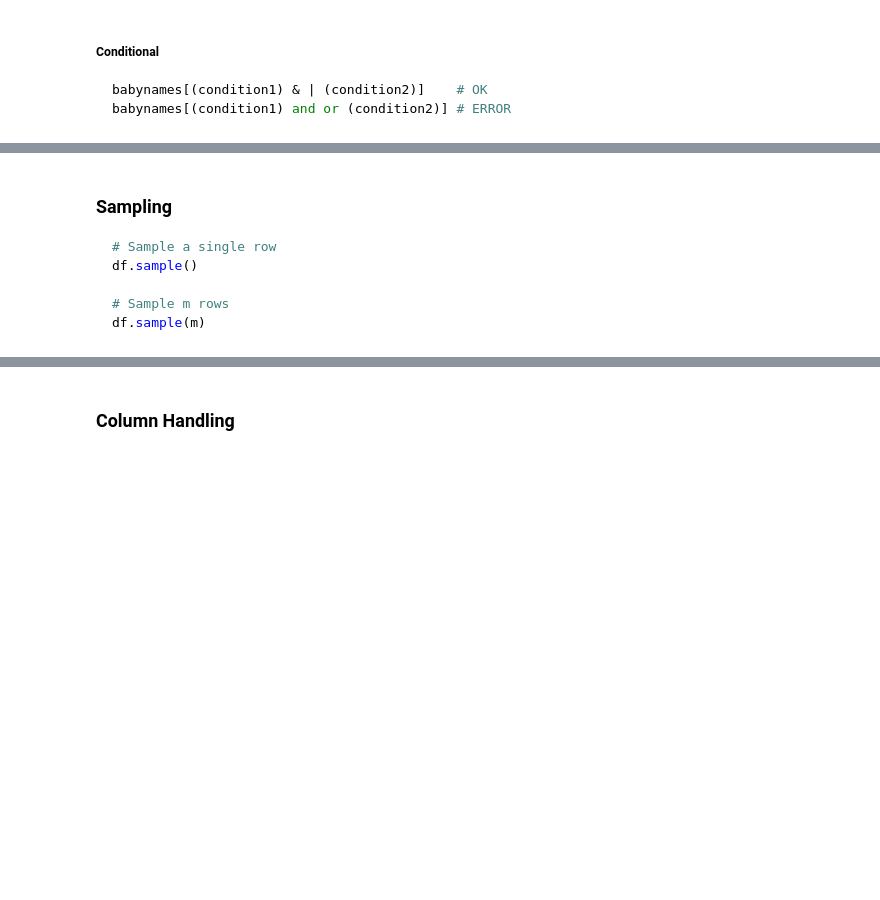
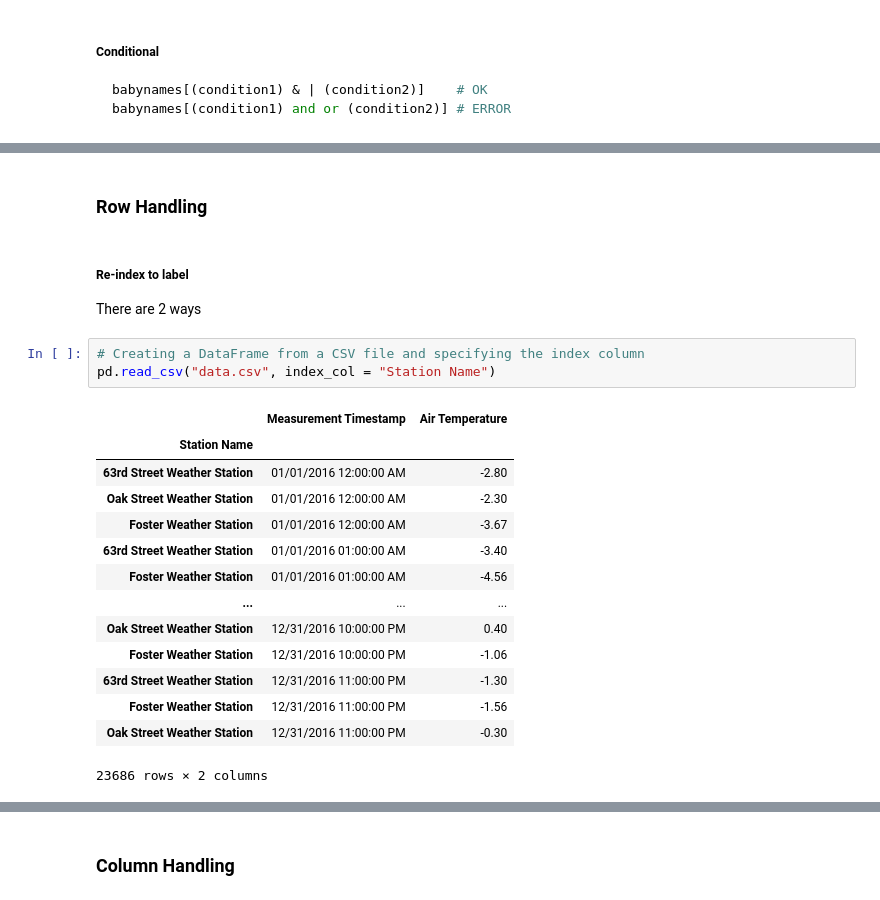
Before and after one commit to Renaxis-Math/My-CS, a Jupyter notebook: Pandas/my-pandas-learning.ipynb, the cells around one changed output, grey strips where cells are left out. Saved outputs shown, nothing was run; the diff lists cells and outputs as text; blank space fills up the shorter version.

````diff
--- a/Pandas/my-pandas-learning.ipynb
+++ b/Pandas/my-pandas-learning.ipynb
@@ -66,12 +155,27 @@ babynames[(condition1) and or (condition2)] # ERROR
 ```
 # %% [markdown]
 <img src = "../_images/df-selection-conditional.png" style="display: block; margin: 0 auto; width: 60%;">
-# %% [markdown]
-### Sampling
-```py
-# Sample a single row
-df.sample()
-
-# Sample m rows
-df.sample(m)
-```
+# %% [markdown]
+### Row Handling
+# %% [markdown]
+##### Re-index to label
+
+There are 2 ways
+# %%
+# Creating a DataFrame from a CSV file and specifying the index column
+pd.read_csv("data.csv", index_col = "Station Name")
+# %% [output]
+|  | Measurement Timestamp | Air Temperature |
+| Station Name |  |  |
+| 63rd Street Weather Station | 01/01/2016 12:00:00 AM | -2.80 |
+| Oak Street Weather Station | 01/01/2016 12:00:00 AM | -2.30 |
+| Foster Weather Station | 01/01/2016 12:00:00 AM | -3.67 |
+| 63rd Street Weather Station | 01/01/2016 01:00:00 AM | -3.40 |
+| Foster Weather Station | 01/01/2016 01:00:00 AM | -4.56 |
+| ... | ... | ... |
+| Oak Street Weather Station | 12/31/2016 10:00:00 PM | 0.40 |
+| Foster Weather Station | 12/31/2016 10:00:00 PM | -1.06 |
+| 63rd Street Weather Station | 12/31/2016 11:00:00 PM | -1.30 |
+| Foster Weather Station | 12/31/2016 11:00:00 PM | -1.56 |
+| Oak Street Weather Station | 12/31/2016 11:00:00 PM | -0.30 |
+23686 rows × 2 columns
````
Also changed, not shown: parts of 25 cells of this notebook, 1 other file.
